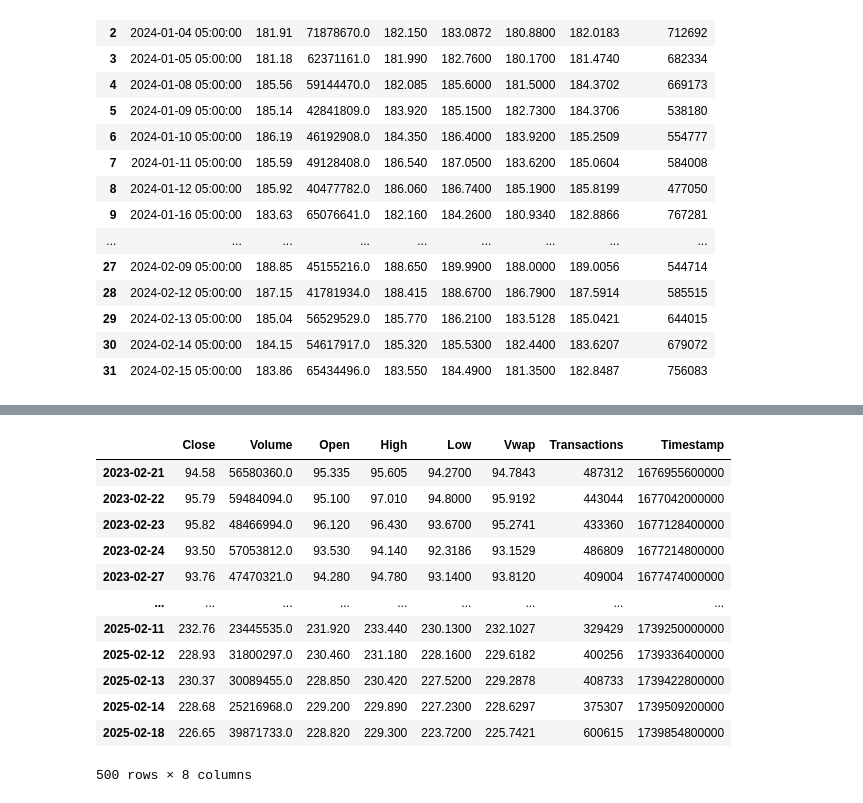
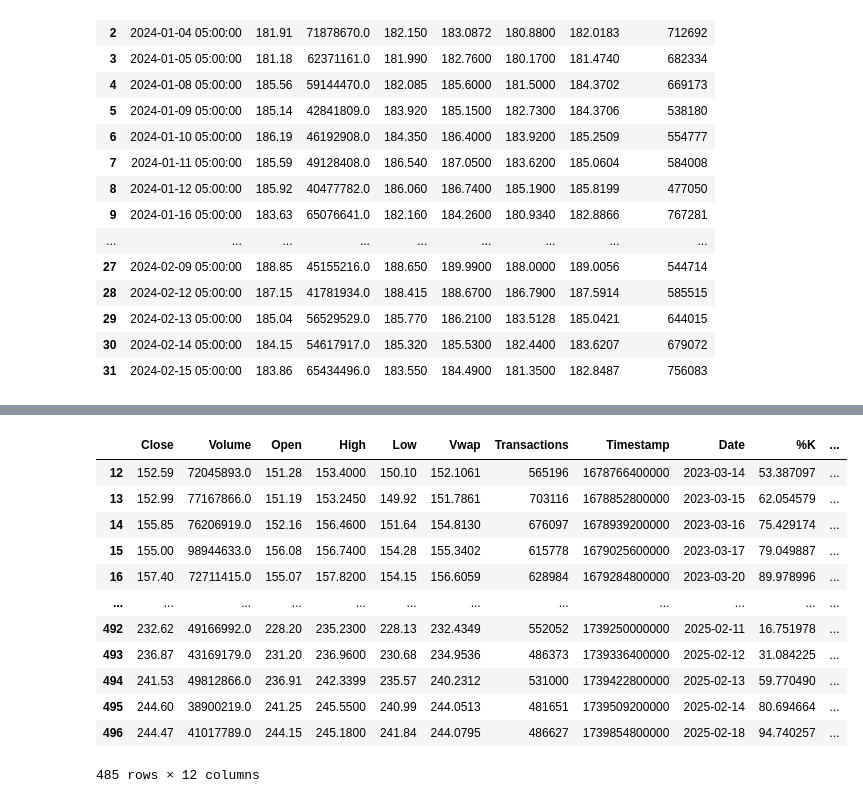
Before and after one commit to Justin-Pascua/PIC16B-Group-E, a Jupyter notebook: Polygon_API.ipynb, the cells around one changed output, grey strips where cells are left out. Saved outputs shown, nothing was run; the diff lists cells and outputs as text; code cells hidden in the pictures.

Commit message:
[Added function to compute KDJ indicators]

```diff
--- a/Polygon_API.ipynb
+++ b/Polygon_API.ipynb
@@ -345,16 +373,48 @@ TypeError: '>=' not supported between instances of 'str' and 'int'
-# %%
-single_stock_table('AMZN', '2022-01-01', '2025-02-18')
-# %% [output]
-|  | Close | Volume | Open | High | Low | Vwap | Transactions | Timestamp |
-| 2023-02-21 | 94.58 | 56580360.0 | 95.335 | 95.605 | 94.2700 | 94.7843 | 487312 | 1676955600000 |
-| 2023-02-22 | 95.79 | 59484094.0 | 95.100 | 97.010 | 94.8000 | 95.9192 | 443044 | 1677042000000 |
-| 2023-02-23 | 95.82 | 48466994.0 | 96.120 | 96.430 | 93.6700 | 95.2741 | 433360 | 1677128400000 |
-| 2023-02-24 | 93.50 | 57053812.0 | 93.530 | 94.140 | 92.3186 | 93.1529 | 486809 | 1677214800000 |
-| 2023-02-27 | 93.76 | 47470321.0 | 94.280 | 94.780 | 93.1400 | 93.8120 | 409004 | 1677474000000 |
-| ... | ... | ... | ... | ... | ... | ... | ... | ... |
-| 2025-02-11 | 232.76 | 23445535.0 | 231.920 | 233.440 | 230.1300 | 232.1027 | 329429 | 1739250000000 |
-| 2025-02-12 | 228.93 | 31800297.0 | 230.460 | 231.180 | 228.1600 | 229.6182 | 400256 | 1739336400000 |
-| 2025-02-13 | 230.37 | 30089455.0 | 228.850 | 230.420 | 227.5200 | 229.2878 | 408733 | 1739422800000 |
-| 2025-02-14 | 228.68 | 25216968.0 | 229.200 | 229.890 | 227.2300 | 228.6297 | 375307 | 1739509200000 |
-| 2025-02-18 | 226.65 | 39871733.0 | 228.820 | 229.300 | 223.7200 | 225.7421 | 600615 | 1739854800000 |
-500 rows × 8 columns
+# %%
+def calculate_KDJ(ticker, start_date, end_date, window_k_raw = 9, window_d = 3, window_k_smooth = 3):
+    """
+    Calculates the KDJ indicators
+    """
+    # get data from API
+    stock_data = single_stock_table(ticker, start_date, end_date)
+
+    # Calculate RSV (i.e. raw %K)
+    stock_data['H'] = stock_data['High'].rolling(window = window_k_raw).max()
+    stock_data['L'] = stock_data['Low'].rolling(window = window_k_raw).min()
+
+    stock_data['RSV'] = (
+        (stock_data['Close'] - stock_data['L']) /
+        (stock_data['H'] - stock_data['L'])
+    ) * 100
+
+    # Calculate %K by taking a moving average of RSV
+    stock_data['%K'] = stock_data['RSV'].rolling(window = window_k_smooth).mean()
+
+    # Calculate %D by taking a moving avergae of %K
+    stock_data['%D'] = stock_data['%K'].rolling(window = window_d).mean()
+
+    # Calculate %J by
+    stock_data['%J'] = 3 * stock_data['%K'] - 2 * stock_data['%D']
+
+    # Omit intermediate columns
+    stock_data = stock_data.drop(columns = ['H', 'L', 'RSV'])
+
+    return stock_data
+# %%
+# example of calculate_KDJ
+df = calculate_KDJ("AAPL", "2022-01-01", "2025-02-18")
+df.dropna()
+# %% [output]
+|  | Close | Volume | Open | High | Low | Vwap | Transactions | Timestamp | Date | %K | ... |
+| 12 | 152.59 | 72045893.0 | 151.28 | 153.4000 | 150.10 | 152.1061 | 565196 | 1678766400000 | 2023-03-14 | 53.387097 | ... |
+| 13 | 152.99 | 77167866.0 | 151.19 | 153.2450 | 149.92 | 151.7861 | 703116 | 1678852800000 | 2023-03-15 | 62.054579 | ... |
+| 14 | 155.85 | 76206919.0 | 152.16 | 156.4600 | 151.64 | 154.8130 | 676097 | 1678939200000 | 2023-03-16 | 75.429174 | ... |
+| 15 | 155.00 | 98944633.0 | 156.08 | 156.7400 | 154.28 | 155.3402 | 615778 | 1679025600000 | 2023-03-17 | 79.049887 | ... |
+| 16 | 157.40 | 72711415.0 | 155.07 | 157.8200 | 154.15 | 156.6059 | 628984 | 1679284800000 | 2023-03-20 | 89.978996 | ... |
+| ... | ... | ... | ... | ... | ... | ... | ... | ... | ... | ... | ... |
+| 492 | 232.62 | 49166992.0 | 228.20 | 235.2300 | 228.13 | 232.4349 | 552052 | 1739250000000 | 2025-02-11 | 16.751978 | ... |
+| 493 | 236.87 | 43169179.0 | 231.20 | 236.9600 | 230.68 | 234.9536 | 486373 | 1739336400000 | 2025-02-12 | 31.084225 | ... |
+| 494 | 241.53 | 49812866.0 | 236.91 | 242.3399 | 235.57 | 240.2312 | 531000 | 1739422800000 | 2025-02-13 | 59.770490 | ... |
+| 495 | 244.60 | 38900219.0 | 241.25 | 245.5500 | 240.99 | 244.0513 | 481651 | 1739509200000 | 2025-02-14 | 80.694664 | ... |
+| 496 | 244.47 | 41017789.0 | 244.15 | 245.1800 | 241.84 | 244.0795 | 486627 | 1739854800000 | 2025-02-18 | 94.740257 | ... |
+485 rows × 12 columns
```
Also changed, not shown: parts of 8 cells of this notebook.
